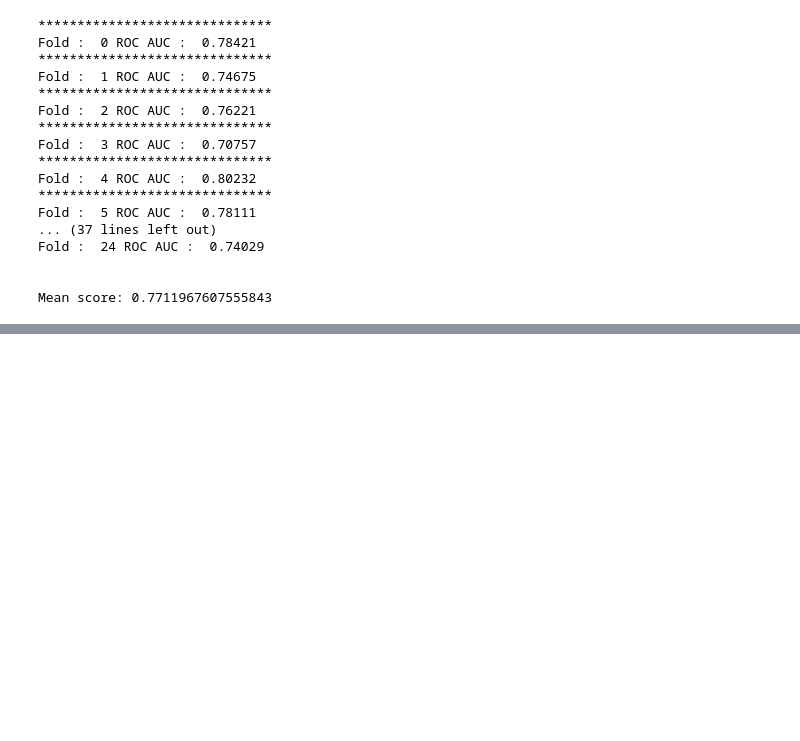
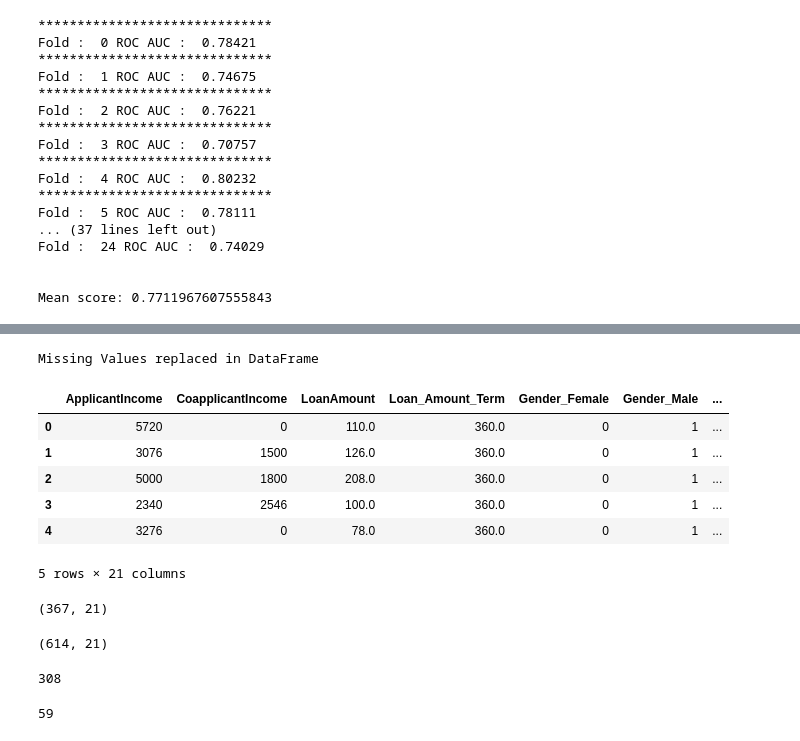
Before and after one commit to utkarshg1/Loan-Classification-with-Stratified-Kfold, a Jupyter notebook: LoanPrediction.ipynb, the cells around one changed output, grey strips where cells are left out. Cells and saved outputs as stored; diff of their text form; code cells hidden in the pictures; blank space fills up the shorter version.

```diff
--- a/LoanPrediction.ipynb
+++ b/LoanPrediction.ipynb
@@ -372,0 +519,10 @@ Mean score: 0.7711967607555843
+# %%
+crd_hst1 = []
+for i in range(len(df_test)):
+    if df_test['Credit_History'][i]==1:
+        crd_hst1.append('Yes')
+    elif df_test['Credit_History'][i]==0:
+        crd_hst1.append('No')
+    else:
+        crd_hst1.append(None)
+df_test['Credit_History']=crd_hst1
@@ -372,0 +567,27 @@ Mean score: 0.7711967607555843
+# %%
+replacer(df_test)
+# %% [output]
+Missing Values replaced in DataFrame
+# %%
+Xts = df_test.drop(labels=['Loan_ID'],axis=1)
+# %%
+Xt1 = Xts[con]
+Xt2 = pd.get_dummies(Xts[cat])
+XtsNew = Xt1.join(Xt2)
+XtsNew.head()
+# %% [output]
+|  | ApplicantIncome | CoapplicantIncome | LoanAmount | Loan_Amount_Term | Gender_Female | Gender_Male | ... |
+| 0 | 5720 | 0 | 110.0 | 360.0 | 0 | 1 | ... |
+| 1 | 3076 | 1500 | 126.0 | 360.0 | 0 | 1 | ... |
+| 2 | 5000 | 1800 | 208.0 | 360.0 | 0 | 1 | ... |
+| 3 | 2340 | 2546 | 100.0 | 360.0 | 0 | 1 | ... |
+| 4 | 3276 | 0 | 78.0 | 360.0 | 0 | 1 | ... |
+5 rows × 21 columns
+# %%
+XtsNew.shape
+# %% [output]
+(367, 21)
+# %%
+Xnew.shape
+# %% [output]
+(614, 21)
@@ -372,0 +608,8 @@ Mean score: 0.7711967607555843
+# %%
+len(final_prob[final_prob>=0.5])
+# %% [output]
+308
+# %%
+len(final_prob[final_prob<0.5])
+# %% [output]
+59
```
Also changed, not shown: parts of 28 cells of this notebook, 7 other files.
